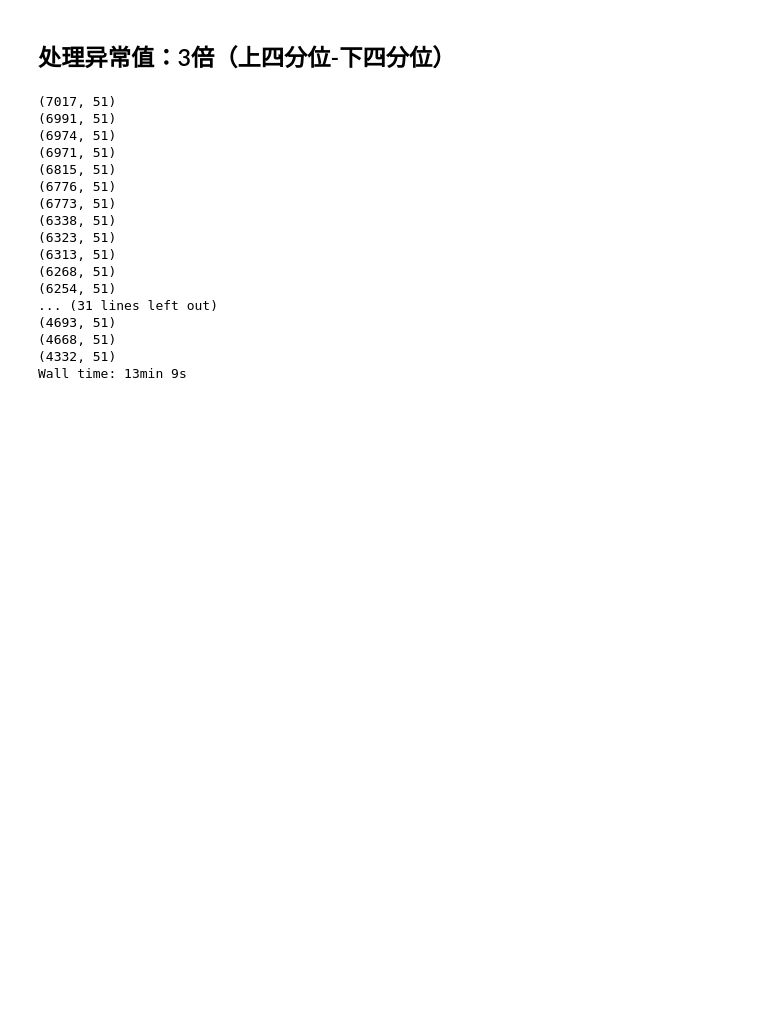
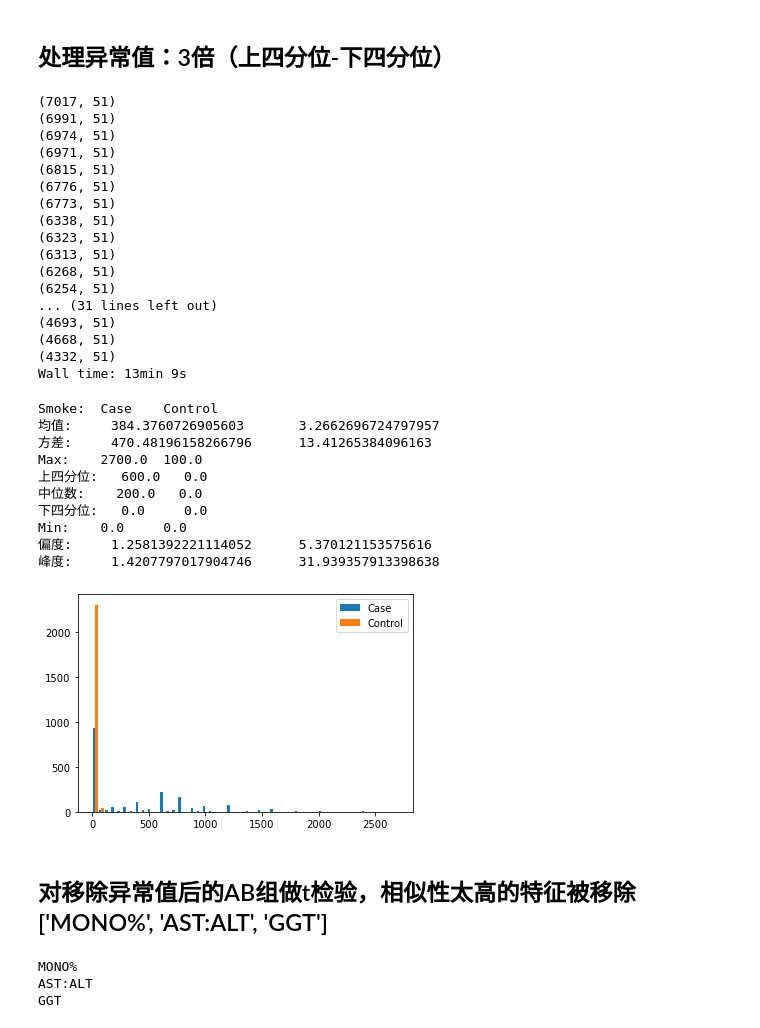
Before and after one commit to ChiXX/LungCancer, a Jupyter notebook: scripts/jupyter/Preprocessing.ipynb, the cells around one changed output. Drawn from its saved outputs; the diff is of its cells as text; code cells hidden in the pictures; blank space fills up the shorter version.

```diff
--- a/scripts/jupyter/Preprocessing.ipynb
+++ b/scripts/jupyter/Preprocessing.ipynb
@@ -306,10 +309,10 @@ Min:    0.0     0.0
 ## 处理异常值：3倍（上四分位-下四分位）
 # %%
 def interval(df, fea):
-    a_m = cancer_data[np.logical_and(list(cancer_data['A=Case, B=Control']=='A'), list(cancer_data['A=male B=female']=='A'))][fea]
-    a_f = cancer_data[np.logical_and(list(cancer_data['A=Case, B=Control']=='A'), list(cancer_data['A=male B=female']=='B'))][fea]
-    b_m = cancer_data[np.logical_and(list(cancer_data['A=Case, B=Control']=='B'), list(cancer_data['A=male B=female']=='A'))][fea]
-    b_f = cancer_data[np.logical_and(list(cancer_data['A=Case, B=Control']=='B'), list(cancer_data['A=male B=female']=='B'))][fea]
+    a_m = df[np.logical_and(list(df['A=Case, B=Control']=='A'), list(df['A=male B=female']=='A'))][fea]
+    a_f = df[np.logical_and(list(df['A=Case, B=Control']=='A'), list(df['A=male B=female']=='B'))][fea]
+    b_m = df[np.logical_and(list(df['A=Case, B=Control']=='B'), list(df['A=male B=female']=='A'))][fea]
+    b_f = df[np.logical_and(list(df['A=Case, B=Control']=='B'), list(df['A=male B=female']=='B'))][fea]
     a_m = a_m.apply(lambda x: np.nan if x > 3*(a_m.quantile(0.75)-a_m.quantile(0.25))+a_m.quantile(0.75) or x < -3*(a_m.quantile(0.75)-a_m.quantile(0.25))+a_m.quantile(0.25) else x)
     a_f = a_f.apply(lambda x: np.nan if x > 3*(a_f.quantile(0.75)-a_f.quantile(0.25))+a_f.quantile(0.75) or x < -3*(a_f.quantile(0.75)-a_f.quantile(0.25))+a_f.quantile(0.25) else x)
     b_m = b_m.apply(lambda x: np.nan if x > 3*(b_m.quantile(0.75)-b_m.quantile(0.25))+b_m.quantile(0.75) or x < -3*(b_m.quantile(0.75)-b_m.quantile(0.25))+b_m.quantile(0.25) else x)
@@ -339,3 +342,33 @@ for f in cancer_data.columns[5:]:
 (4668, 51)
 (4332, 51)
 Wall time: 13min 9s
+# %%
+stat_info(cancer_data, 'Smoke')
+# %% [output]
+Smoke:  Case    Control
+均值:     384.3760726905603       3.2662696724797957
+方差:     470.48196158266796      13.41265384096163
+Max:    2700.0  100.0
+上四分位:   600.0   0.0
+中位数:    200.0   0.0
+下四分位:   0.0     0.0
+Min:    0.0     0.0
+偏度:     1.2581392221114052      5.370121153575616
+峰度:     1.4207797017904746      31.939357913398638
+[figure, added]
+# %% [markdown]
+## 对移除异常值后的AB组做t检验，相似性太高的特征被移除 ['MONO%', 'AST:ALT', 'GGT']
+# %%
+a = cancer_data[cancer_data['A=Case, B=Control']=='A']
+b = cancer_data[cancer_data['A=Case, B=Control']=='B']
+dif_fea = []
+for i in cancer_data.columns[5:]:
+    p_val = ss.ttest_ind(a[i], b[i])[1]
+    if p_val<0.05:
+        dif_fea.append(i)
+    if p_val>0.05:
+        print(i)
+# %% [output]
+MONO%
+AST:ALT
+GGT
```
Also changed, not shown: parts of 7 cells of this notebook, 1 other file.
